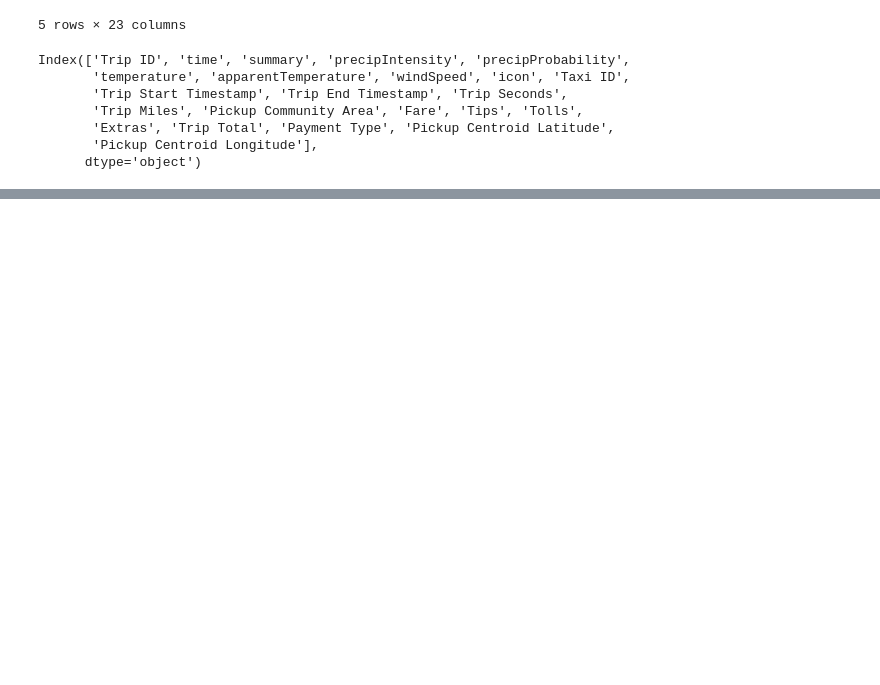
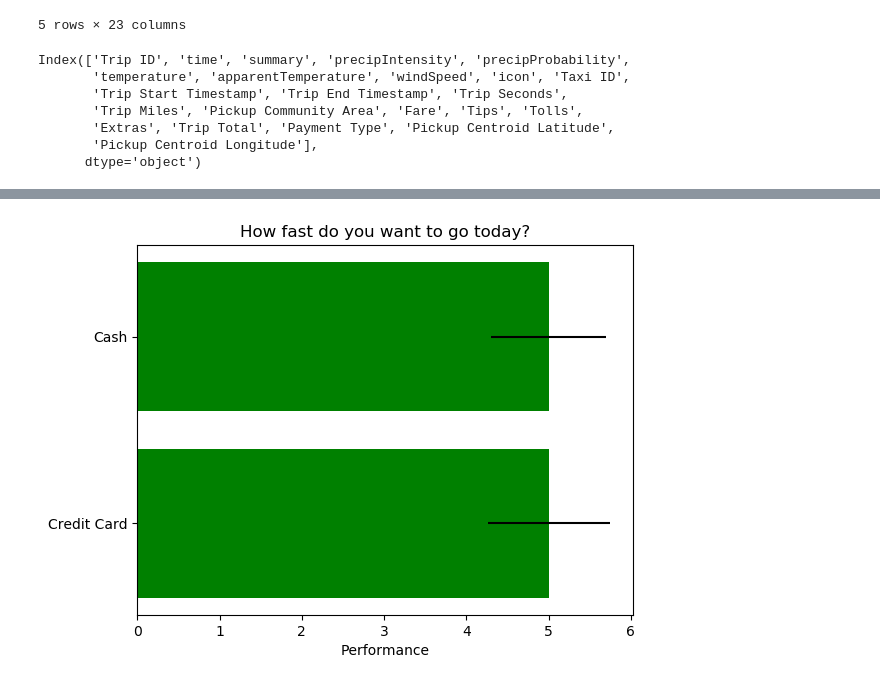
Before and after one commit to peterjorphan/07-project_one, a Jupyter notebook: master_df.ipynb, the cells around one changed output, grey strips where cells are left out. Cells and saved outputs as stored; diff of their text form; code cells hidden in the pictures; blank space fills up the shorter version.

```diff
--- a/master_df.ipynb
+++ b/master_df.ipynb
@@ -197,3 +196,31 @@ df2
+# %%
+import matplotlib.pyplot as plt
+import numpy as np
+
+# Fixing random state for reproducibility
+np.random.seed(19680801)
+
+
+plt.rcdefaults()
+fig, ax = plt.subplots()
+
+# Example data
+payment_type = ('Cash', 'Credit Card')
+y_pos = np.arange(len(payment_type))
+tips = 5
+error = np.random.rand(len(payment_type))
+
+ax.barh(y_pos, tips, xerr=error, align='center',
+        color='green', ecolor='black')
+ax.set_yticks(y_pos)
+ax.set_yticklabels(payment_type)
+ax.invert_yaxis()  # labels read top-to-bottom
+ax.set_xlabel('Performance')
+ax.set_title('How fast do you want to go today?')
+
+plt.show()
+# %% [output]
+[figure, added]
 # %%
 df5 = df2.groupby(['summary'], as_index=False).agg({'Trip ID': 'count', 'precipIntensity': 'mean', 'precipProbability': 'mean', 'temperature': 'mean', 'apparentTemperature': 'mean', 'windSpeed': 'mean', 'Trip Seconds': 'mean', 'Trip Miles': 'mean', 'Fare': 'mean', 'Trip Total': 'mean'})
 df5
```
Also changed, not shown: parts of 16 cells of this notebook, 15 other files.
